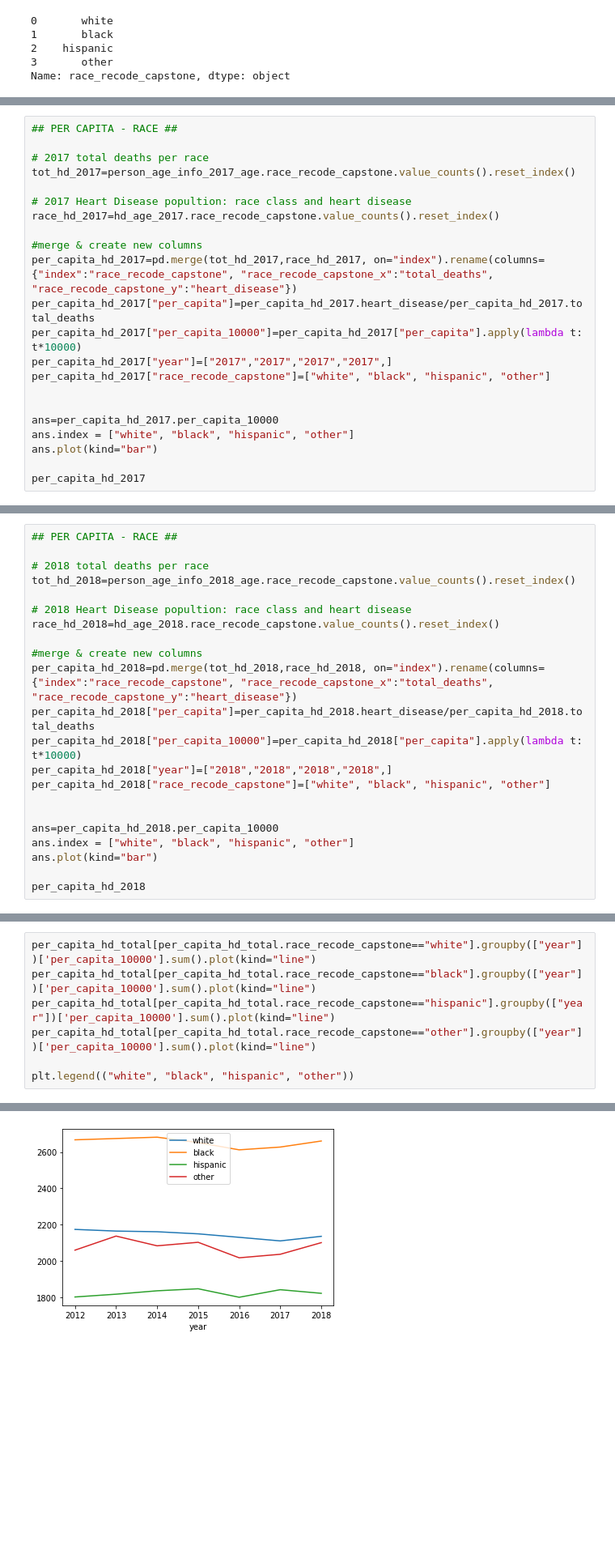
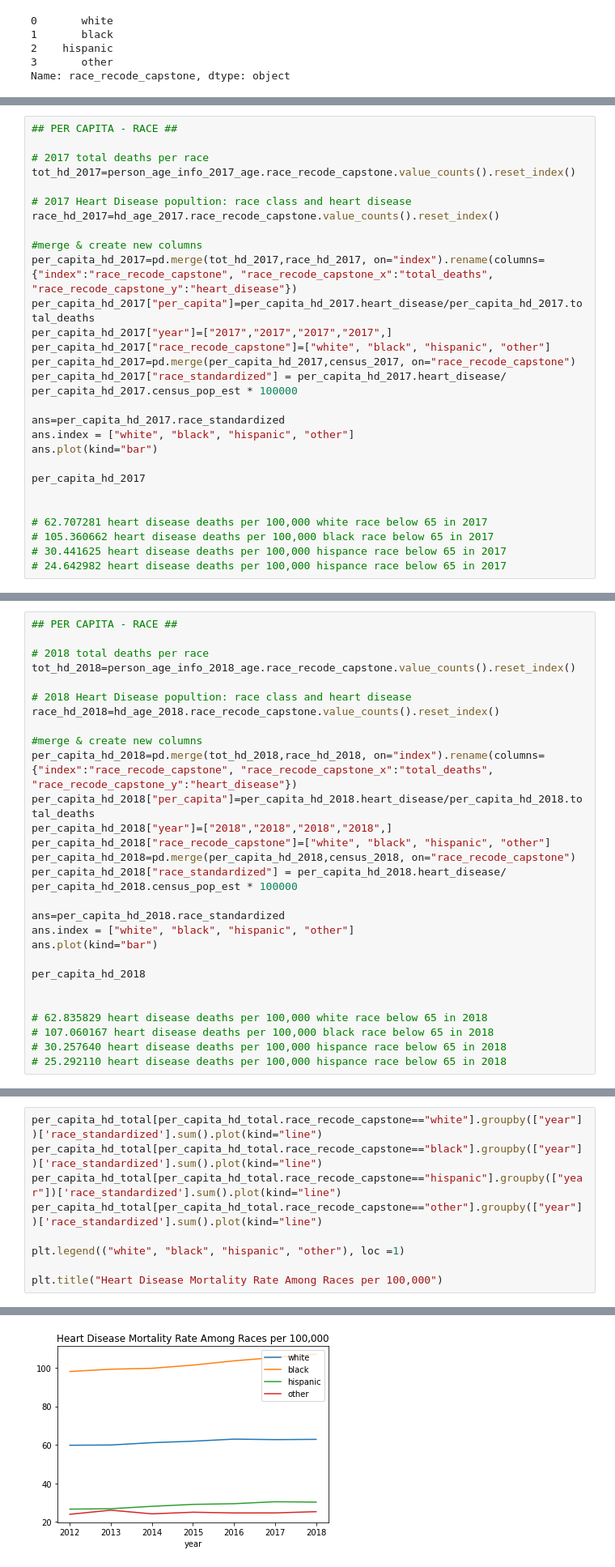
Before and after one commit to swarupmalli/Capstone_Mortality, a Jupyter notebook: mortUS_heart_cancer_disease.ipynb, the cells around one changed output, grey strips where cells are left out. Shown at 81% size. Saved outputs shown, nothing was run; the diff lists cells and outputs as text; blank space fills up the shorter version.

```diff
--- a/mortUS_heart_cancer_disease.ipynb
+++ b/mortUS_heart_cancer_disease.ipynb
@@ -1102,14 +1214,20 @@ race_hd_2017=hd_age_2017.race_recode_capstone.value_counts().reset_index()
 #merge & create new columns
 per_capita_hd_2017=pd.merge(tot_hd_2017,race_hd_2017, on="index").rename(columns={"index":"race_recode_capstone", "race_recode_capstone_x":"total_deaths", "race_recode_capstone_y":"heart_disease"})
 per_capita_hd_2017["per_capita"]=per_capita_hd_2017.heart_disease/per_capita_hd_2017.total_deaths
-per_capita_hd_2017["per_capita_10000"]=per_capita_hd_2017["per_capita"].apply(lambda t: t*10000)
 per_capita_hd_2017["year"]=["2017","2017","2017","2017",]
 per_capita_hd_2017["race_recode_capstone"]=["white", "black", "hispanic", "other"]
+per_capita_hd_2017=pd.merge(per_capita_hd_2017,census_2017, on="race_recode_capstone")
+per_capita_hd_2017["race_standardized"] = per_capita_hd_2017.heart_disease/ per_capita_hd_2017.census_pop_est * 100000
 
-
-ans=per_capita_hd_2017.per_capita_10000
+ans=per_capita_hd_2017.race_standardized
 ans.index = ["white", "black", "hispanic", "other"]
 ans.plot(kind="bar")
 
 per_capita_hd_2017
+
+
+# 62.707281 heart disease deaths per 100,000 white race below 65 in 2017
+# 105.360662 heart disease deaths per 100,000 black race below 65 in 2017
+# 30.441625 heart disease deaths per 100,000 hispance race below 65 in 2017
+# 24.642982 heart disease deaths per 100,000 hispance race below 65 in 2017
 # %% [output]
@@ -1131,14 +1249,20 @@ race_hd_2018=hd_age_2018.race_recode_capstone.value_counts().reset_index()
 #merge & create new columns
 per_capita_hd_2018=pd.merge(tot_hd_2018,race_hd_2018, on="index").rename(columns={"index":"race_recode_capstone", "race_recode_capstone_x":"total_deaths", "race_recode_capstone_y":"heart_disease"})
 per_capita_hd_2018["per_capita"]=per_capita_hd_2018.heart_disease/per_capita_hd_2018.total_deaths
-per_capita_hd_2018["per_capita_10000"]=per_capita_hd_2018["per_capita"].apply(lambda t: t*10000)
 per_capita_hd_2018["year"]=["2018","2018","2018","2018",]
 per_capita_hd_2018["race_recode_capstone"]=["white", "black", "hispanic", "other"]
+per_capita_hd_2018=pd.merge(per_capita_hd_2018,census_2018, on="race_recode_capstone")
+per_capita_hd_2018["race_standardized"] = per_capita_hd_2018.heart_disease/ per_capita_hd_2018.census_pop_est * 100000
 
-
-ans=per_capita_hd_2018.per_capita_10000
+ans=per_capita_hd_2018.race_standardized
 ans.index = ["white", "black", "hispanic", "other"]
 ans.plot(kind="bar")
 
 per_capita_hd_2018
+
+
+# 62.835829 heart disease deaths per 100,000 white race below 65 in 2018
+# 107.060167 heart disease deaths per 100,000 black race below 65 in 2018
+# 30.257640 heart disease deaths per 100,000 hispance race below 65 in 2018
+# 25.292110 heart disease deaths per 100,000 hispance race below 65 in 2018
 # %% [output]
@@ -1186,8 +1310,10 @@ per_capita_hd_total.groupby(["year"])['per_capita_10000'].sum().plot(kind="line"
 # %%
-per_capita_hd_total[per_capita_hd_total.race_recode_capstone=="white"].groupby(["year"])['per_capita_10000'].sum().plot(kind="line")
-per_capita_hd_total[per_capita_hd_total.race_recode_capstone=="black"].groupby(["year"])['per_capita_10000'].sum().plot(kind="line")
-per_capita_hd_total[per_capita_hd_total.race_recode_capstone=="hispanic"].groupby(["year"])['per_capita_10000'].sum().plot(kind="line")
-per_capita_hd_total[per_capita_hd_total.race_recode_capstone=="other"].groupby(["year"])['per_capita_10000'].sum().plot(kind="line")
+per_capita_hd_total[per_capita_hd_total.race_recode_capstone=="white"].groupby(["year"])['race_standardized'].sum().plot(kind="line")
+per_capita_hd_total[per_capita_hd_total.race_recode_capstone=="black"].groupby(["year"])['race_standardized'].sum().plot(kind="line")
+per_capita_hd_total[per_capita_hd_total.race_recode_capstone=="hispanic"].groupby(["year"])['race_standardized'].sum().plot(kind="line")
+per_capita_hd_total[per_capita_hd_total.race_recode_capstone=="other"].groupby(["year"])['race_standardized'].sum().plot(kind="line")
 
-plt.legend(("white", "black", "hispanic", "other"))
+plt.legend(("white", "black", "hispanic", "other"), loc =1)
+
+plt.title("Heart Disease Mortality Rate Among Races per 100,000")
 # %% [output]
@@ -1195 +1321 @@ plt.legend(("white", "black", "hispanic", "other"))
-[figure, old version]
+[figure, new version]
```
Also changed, not shown: parts of 55 cells of this notebook.
